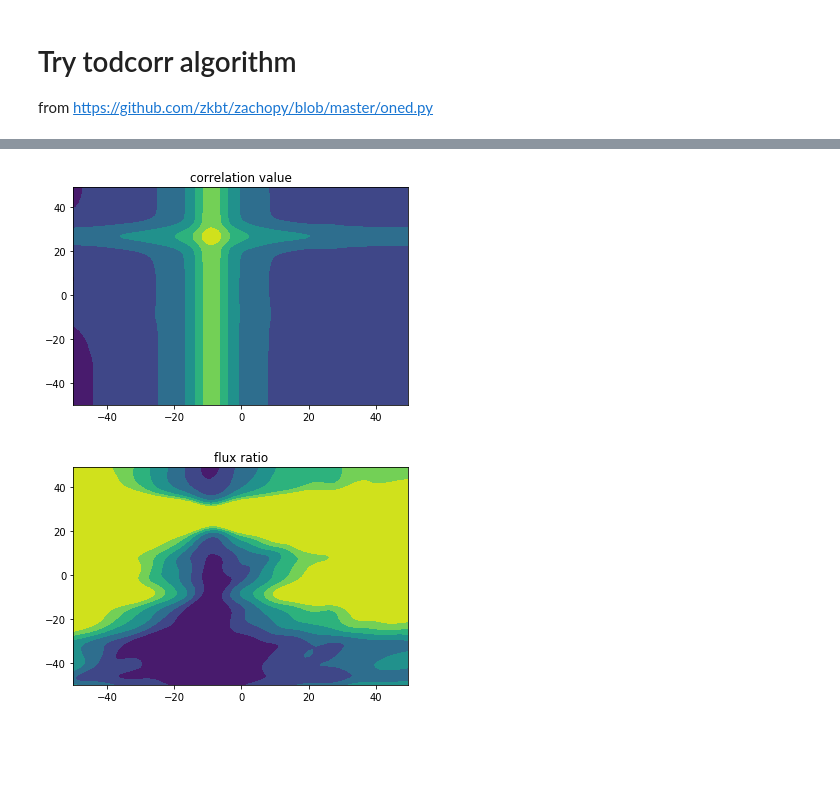
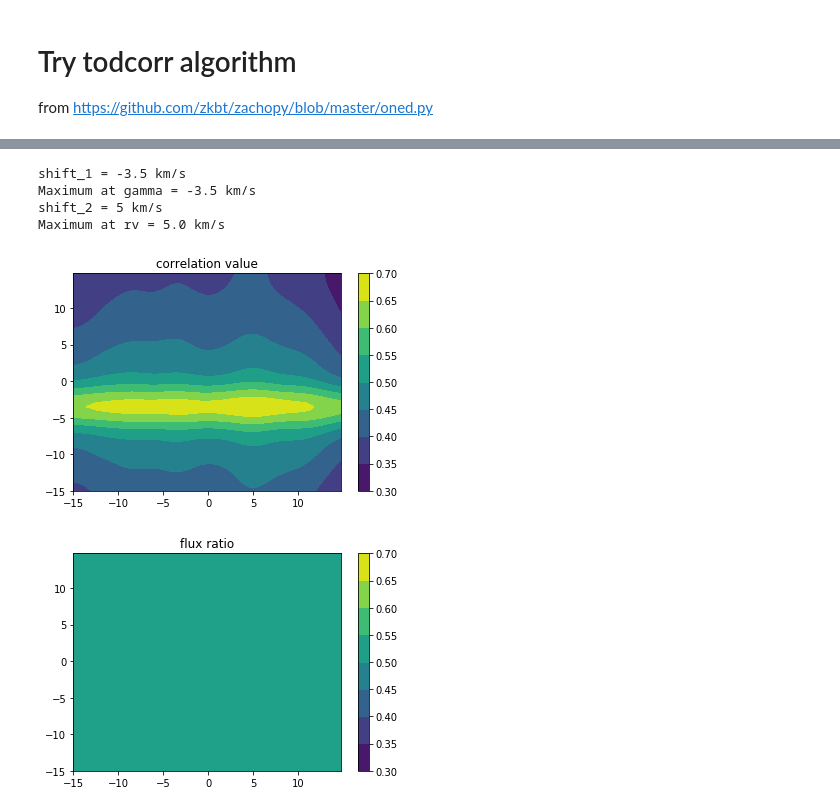
Before and after one commit to jason-neal/companion_simulations, a Jupyter notebook: Notebooks/Try todcorr on simulated obs.ipynb, the cells around one changed output, grey strips where cells are left out. Drawn from its saved outputs; the diff is of its cells as text; code cells hidden in the pictures; blank space fills up the shorter version.

Commit message:
More todcor experimentation

```diff
--- a/Notebooks/Try todcorr on simulated obs.ipynb
+++ b/Notebooks/Try todcorr on simulated obs.ipynb
@@ -129,11 +160,13 @@ ValueError: x and y must have same first dimension, but have shapes (24999,) and
 # %%
-s1 = subtractContinuum(spec1, n=5)
-s2 = subtractContinuum(spec2,n=5)
-s3 = subtractContinuum(spec_3,n=5)
+# s1 = subtractContinuum(new_s1, n=5)
+# s2 = subtractContinuum(new_s2, n=5)
+# s3 = subtractContinuum(new_s3, n=5)
+s1 = new_s1
+s2 = new_s2
+s3 = new_s3
 
-
-
-plt.plot(s1)
-plt.plot(s2)
-plt.plot(s3)
+plt.plot(new_full_wav, s1, label="host")
+plt.plot(new_full_wav, s2, label="companion")
+plt.plot(new_wav, s3, label="combined")
+plt.legend()
 plt.show()
@@ -142,6 +197,11 @@ R = todcor(s3, s1, s2)
+# %%
+# Scale is the RV between each step.
+# I resample in log space with steps of 0.5/3e5 so that the scale becomes 0.5 km/s
+
+R = todcor(s3, s2, s1, scale=0.5)
 # %%
-rv = np.arange(-50, 50, 0.5)
-gamma = np.arange(-50, 50, 1)
+rv = np.arange(-15, 15, .25)
+gamma = np.arange(-15, 15, .25)
 RV, GAM = np.meshgrid(rv, gamma, indexing="ij")
 c_n1_n2 = np.empty((len(rv), len(gamma)))
 a_n1_n2 = np.empty((len(rv), len(gamma)))
@@ -152,16 +212,33 @@ for jj, y in enumerate(gamma):
         res = R(x, y)
         c_n1_n2[ii, jj] = res[0]
         a_n1_n2[ii, jj] = res[1]
+# %%
+idx = np.argmax(c_n1_n2)
+rv_val = RV.flatten()[idx]
+gamma_val = GAM.flatten()[idx]
+
+print("shift_1 =", shift_1,"km/s")
+print("Maximum at gamma =", gamma_val,"km/s")
+print("shift_2 =", shift_2,"km/s")
+print("Maximum at rv =", rv_val,"km/s")
+# %% [output]
+shift_1 = -3.5 km/s
+Maximum at gamma = -3.5 km/s
+shift_2 = 5 km/s
+Maximum at rv = 5.0 km/s
 # %%
-plt.contourf(RV, GAM, c_n1_n2)
-
+fig=plt.figure()
+ax1 = fig.add_subplot(111)
+cx1 = ax1.contourf(RV, GAM, c_n1_n2)
+plt.colorbar(cx1)
 plt.title("correlation value")
 plt.show()
 
 a_n1_n2
-plt.contourf(RV, GAM, a_n1_n2)
+cx2 = plt.contourf(RV, GAM, a_n1_n2)
+plt.colorbar(cx1)
 plt.title("flux ratio")
 plt.show()
 # %% [output]
-[figure, old version]
+[figure, new version]
-[figure, old version]
+[figure, new version]
```
Also changed, not shown: parts of 5 cells of this notebook, 1 other file.
